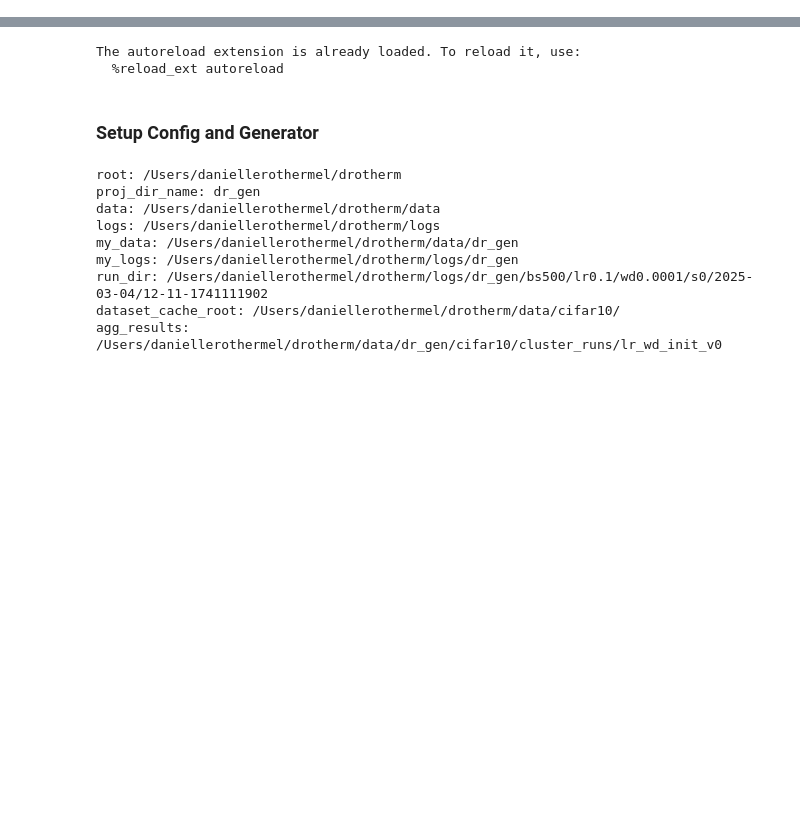
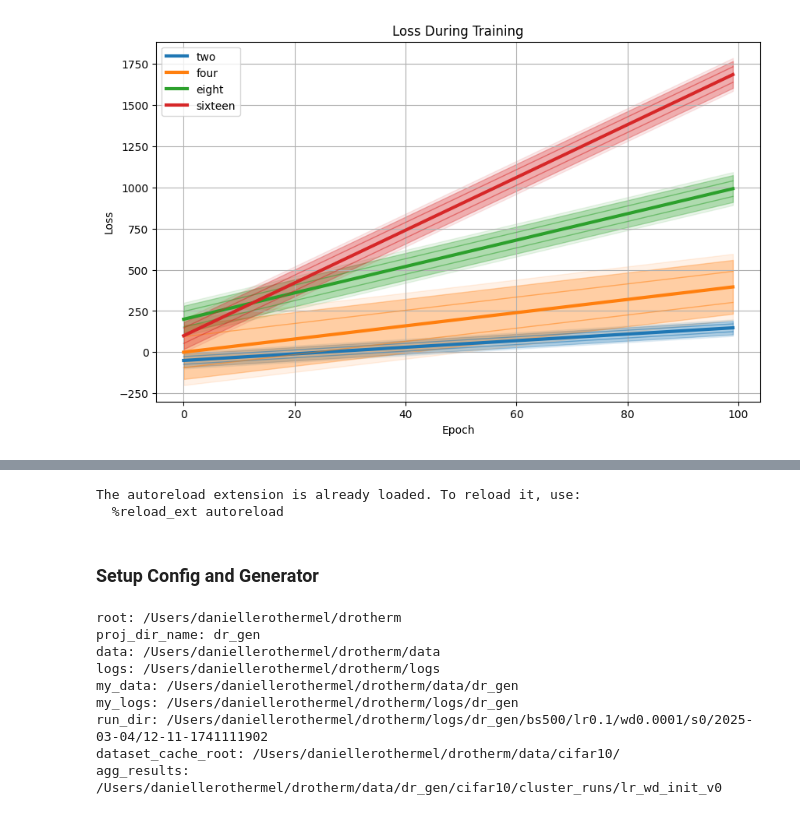
Before and after one commit to drothermel/dr_gen, a Jupyter notebook: notebooks/calc_metrics.ipynb, the cells around one changed output, grey strips where cells are left out. Cells and saved outputs as stored; diff of their text form; code cells hidden in the pictures; blank space fills up the shorter version.

```diff
--- a/notebooks/calc_metrics.ipynb
+++ b/notebooks/calc_metrics.ipynb
@@ -0,0 +23,13 @@
+# %%
+# Test: Make Summary Line Plot
+pu.make_summary_line_plot(
+    [
+        [[i*2 - 100 for i in range(100)], [i*2 - 50 for i in range(100)], [i*2 for i in range(100)]],
+        [[i*4 - 200 for i in range(100)], [i*4 for i in range(100)], [i*4 + 200 for i in range(100)]],
+        [[i*8 + 100 for i in range(100)], [i*8 + 200 for i in range(100)], [i*8 + 300 for i in range(100)]],
+        [[i*16 for i in range(100)], [i*16 + 100 for i in range(100)], [i*16 + 200 for i in range(100)]],
+    ],
+    labels=['two', 'four', 'eight', 'sixteen'],
+)
+# %% [output]
+[figure, added]
```
Also changed, not shown: parts of 4 cells of this notebook, 2 other files.
